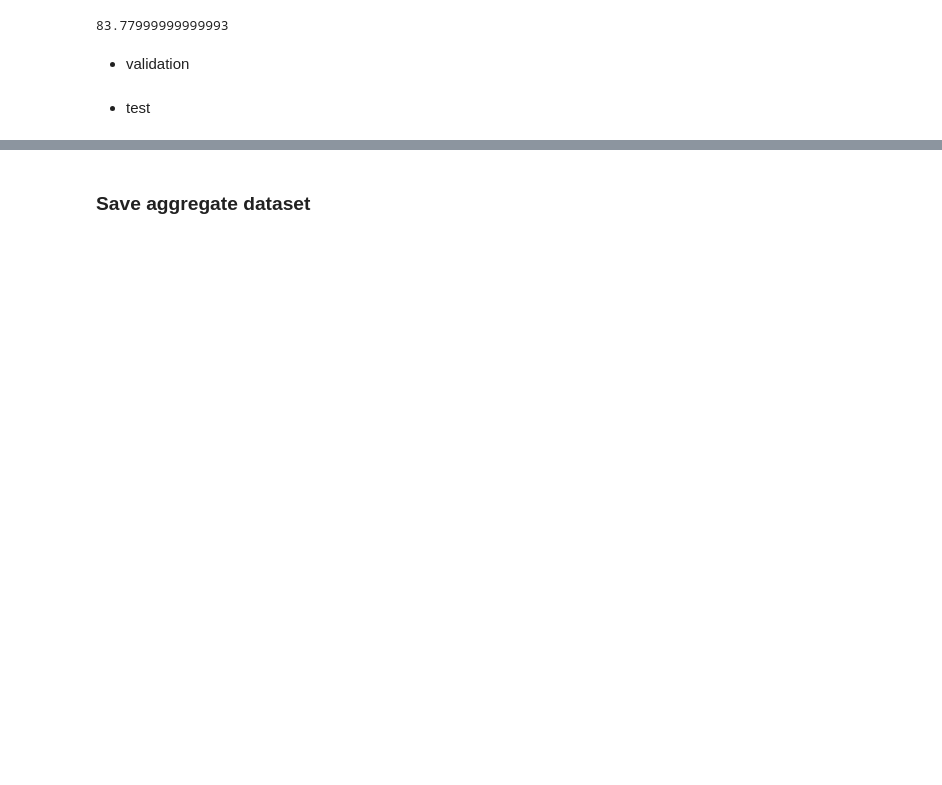
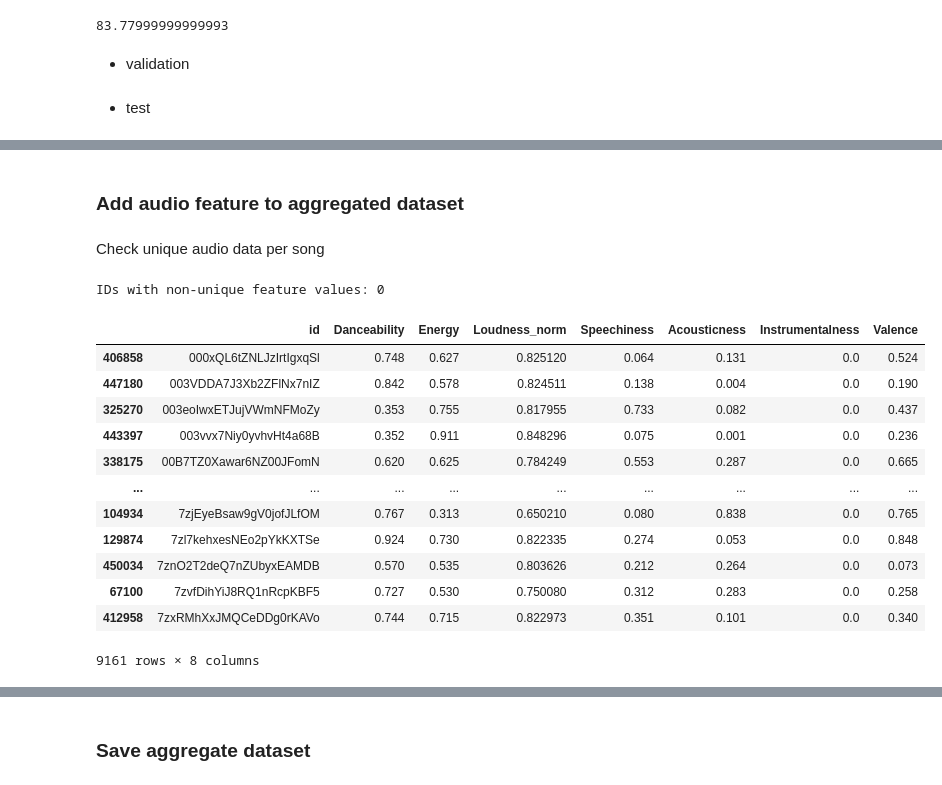
Before and after one commit to patrawi/spotify, a Jupyter notebook: Split_data.ipynb, the cells around one changed output, grey strips where cells are left out. Saved outputs shown, nothing was run; the diff lists cells and outputs as text; code cells hidden in the pictures; blank space fills up the shorter version.

Commit message:
Add audio feature to aggregated dataset

```diff
--- a/Split_data.ipynb
+++ b/Split_data.ipynb
@@ -320,3 +320,37 @@ songs_labeled = pd.concat(
     [song_perf_train, song_perf_val, song_perf_test],
     ignore_index=True
 )
+# %% [markdown]
+### Add audio feature to aggregated dataset
+# %% [markdown]
+Check unique audio data per song
+# %%
+features = ['Danceability','Energy','Loudness_norm','Speechiness',
+            'Acousticness','Instrumentalness','Valence']
+check = df.groupby('id')[features].nunique()
+not_unique = check[(check > 1).any(axis=1)]
+print(f'IDs with non-unique feature values: {len(not_unique)}')
+# %% [output]
+IDs with non-unique feature values: 0
+# %%
+features = ['Danceability','Energy','Loudness_norm','Speechiness',
+            'Acousticness','Instrumentalness','Valence']
+song_features = (
+    df.sort_values(['id', 'Date'])
+      .drop_duplicates('id', keep='first')[['id'] + features]
+)
+song_features
+# %% [output]
+|  | id | Danceability | Energy | Loudness_norm | Speechiness | Acousticness | Instrumentalness | Valence |
+| 406858 | 000xQL6tZNLJzIrtIgxqSl | 0.748 | 0.627 | 0.825120 | 0.064 | 0.131 | 0.0 | 0.524 |
+| 447180 | 003VDDA7J3Xb2ZFlNx7nIZ | 0.842 | 0.578 | 0.824511 | 0.138 | 0.004 | 0.0 | 0.190 |
+| 325270 | 003eoIwxETJujVWmNFMoZy | 0.353 | 0.755 | 0.817955 | 0.733 | 0.082 | 0.0 | 0.437 |
+| 443397 | 003vvx7Niy0yvhvHt4a68B | 0.352 | 0.911 | 0.848296 | 0.075 | 0.001 | 0.0 | 0.236 |
+| 338175 | 00B7TZ0Xawar6NZ00JFomN | 0.620 | 0.625 | 0.784249 | 0.553 | 0.287 | 0.0 | 0.665 |
+| ... | ... | ... | ... | ... | ... | ... | ... | ... |
+| 104934 | 7zjEyeBsaw9gV0jofJLfOM | 0.767 | 0.313 | 0.650210 | 0.080 | 0.838 | 0.0 | 0.765 |
+| 129874 | 7zl7kehxesNEo2pYkKXTSe | 0.924 | 0.730 | 0.822335 | 0.274 | 0.053 | 0.0 | 0.848 |
+| 450034 | 7znO2T2deQ7nZUbyxEAMDB | 0.570 | 0.535 | 0.803626 | 0.212 | 0.264 | 0.0 | 0.073 |
+| 67100 | 7zvfDihYiJ8RQ1nRcpKBF5 | 0.727 | 0.530 | 0.750080 | 0.312 | 0.283 | 0.0 | 0.258 |
+| 412958 | 7zxRMhXxJMQCeDDg0rKAVo | 0.744 | 0.715 | 0.822973 | 0.351 | 0.101 | 0.0 | 0.340 |
+9161 rows × 8 columns
```
Also changed, not shown: parts of 5 cells of this notebook.
